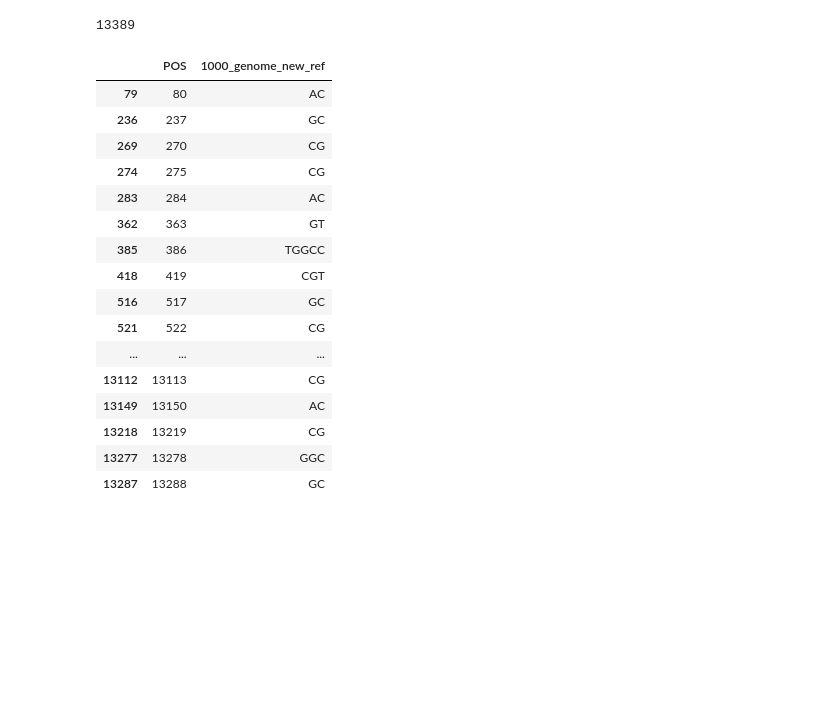
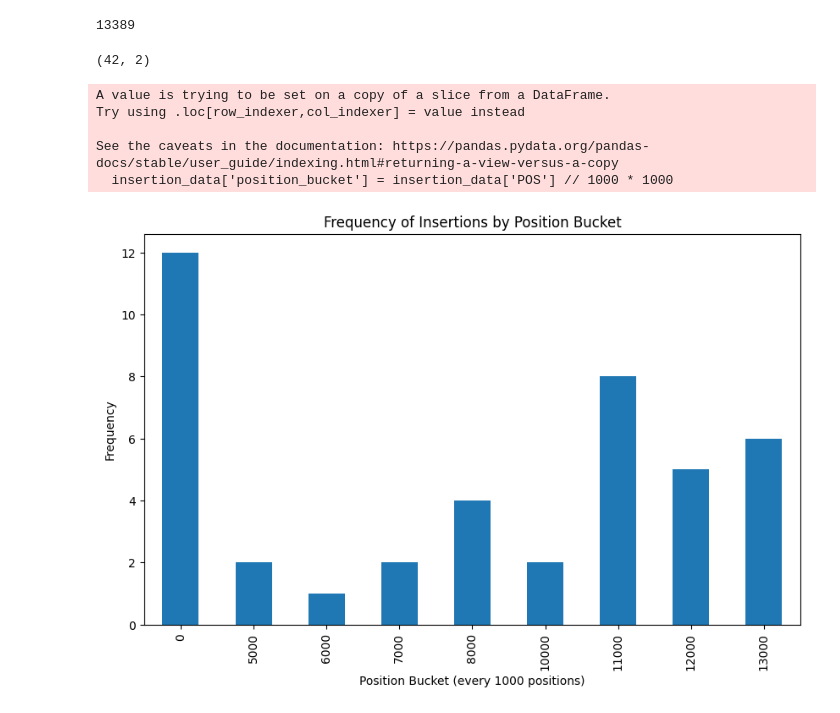
Before and after one commit to chowfi/Human-rDNA, a Jupyter notebook: notebooks/Merge_All_Reference_Genomes.ipynb, the cells around one changed output. Cells and saved outputs as stored; diff of their text form; code cells hidden in the pictures; blank space fills up the shorter version.

```diff
--- a/notebooks/Merge_All_Reference_Genomes.ipynb
+++ b/notebooks/Merge_All_Reference_Genomes.ipynb
@@ -132,22 +119,27 @@ len(concatenated_string)
 # %%
 # most_common_patterns.to_csv("1000_genome_new_ref.csv")
 # %%
-most_common_patterns[most_common_patterns['1000_genome_new_ref'].str.len() > 1]
+# Analysis of insertions
+most_common_patterns[most_common_patterns['1000_genome_new_ref'].str.len() > 1].shape
 # %% [output]
-|  | POS | 1000_genome_new_ref |
-| 79 | 80 | AC |
-| 236 | 237 | GC |
-| 269 | 270 | CG |
-| 274 | 275 | CG |
-| 283 | 284 | AC |
-| 362 | 363 | GT |
-| 385 | 386 | TGGCC |
-| 418 | 419 | CGT |
-| 516 | 517 | GC |
-| 521 | 522 | CG |
-| ... | ... | ... |
-| 13112 | 13113 | CG |
-| 13149 | 13150 | AC |
-| 13218 | 13219 | CG |
-| 13277 | 13278 | GGC |
-| 13287 | 13288 | GC |
+(42, 2)
+# %%
+insertion_data = most_common_patterns[most_common_patterns['1000_genome_new_ref'].str.len() > 1]
+
+insertion_data['position_bucket'] = insertion_data['POS'] // 1000 * 1000
+
+bucket_counts = insertion_data['position_bucket'].value_counts().sort_index()
+
+plt.figure(figsize=(10, 6))
+bucket_counts.plot(kind='bar')
+plt.title('Frequency of Insertions by Position Bucket')
+plt.xlabel('Position Bucket (every 1000 positions)')
+plt.ylabel('Frequency')
+plt.show()
+# %% [output]
+A value is trying to be set on a copy of a slice from a DataFrame.
+Try using .loc[row_indexer,col_indexer] = value instead
+
+See the caveats in the documentation: https://pandas.pydata.org/pandas-docs/stable/user_guide/indexing.html#returning-a-view-versus-a-copy
+  insertion_data['position_bucket'] = insertion_data['POS'] // 1000 * 1000
+[figure, added]
```
Also changed, not shown: parts of 4 cells of this notebook.
